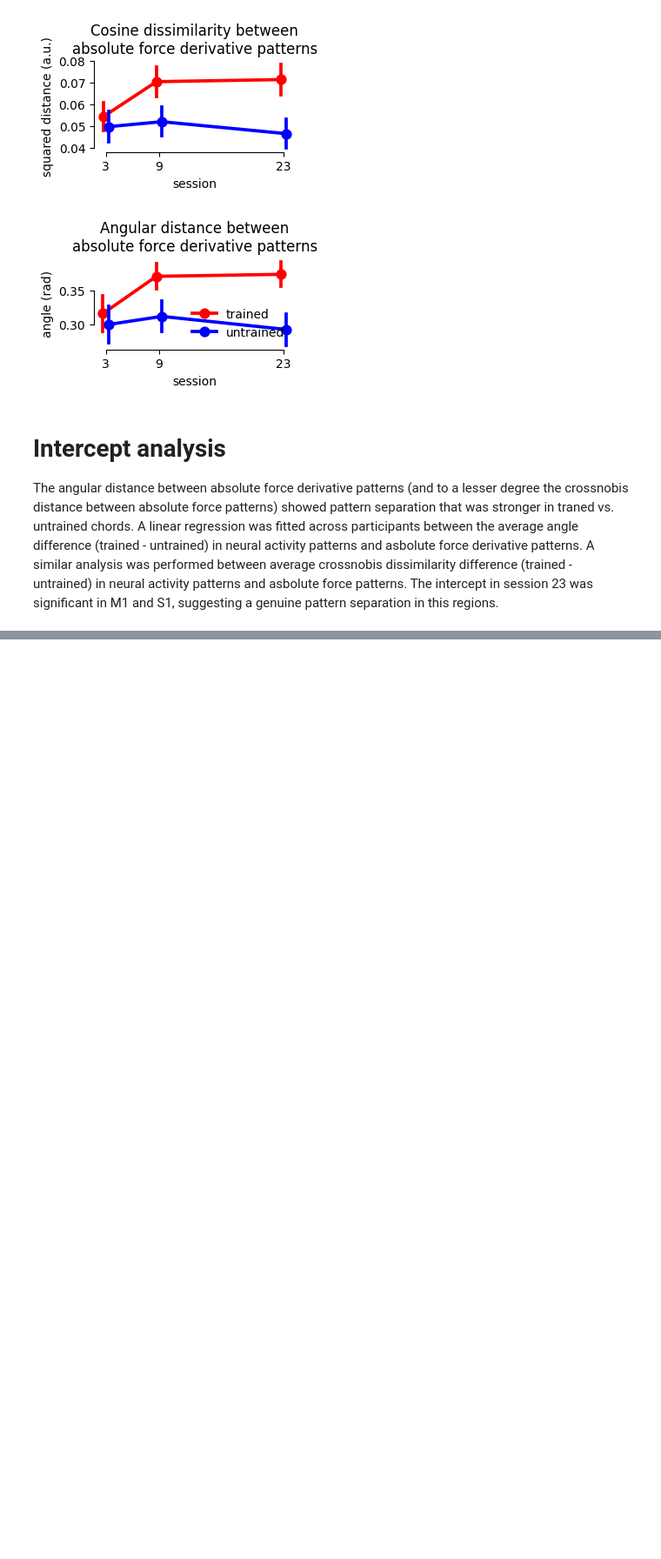
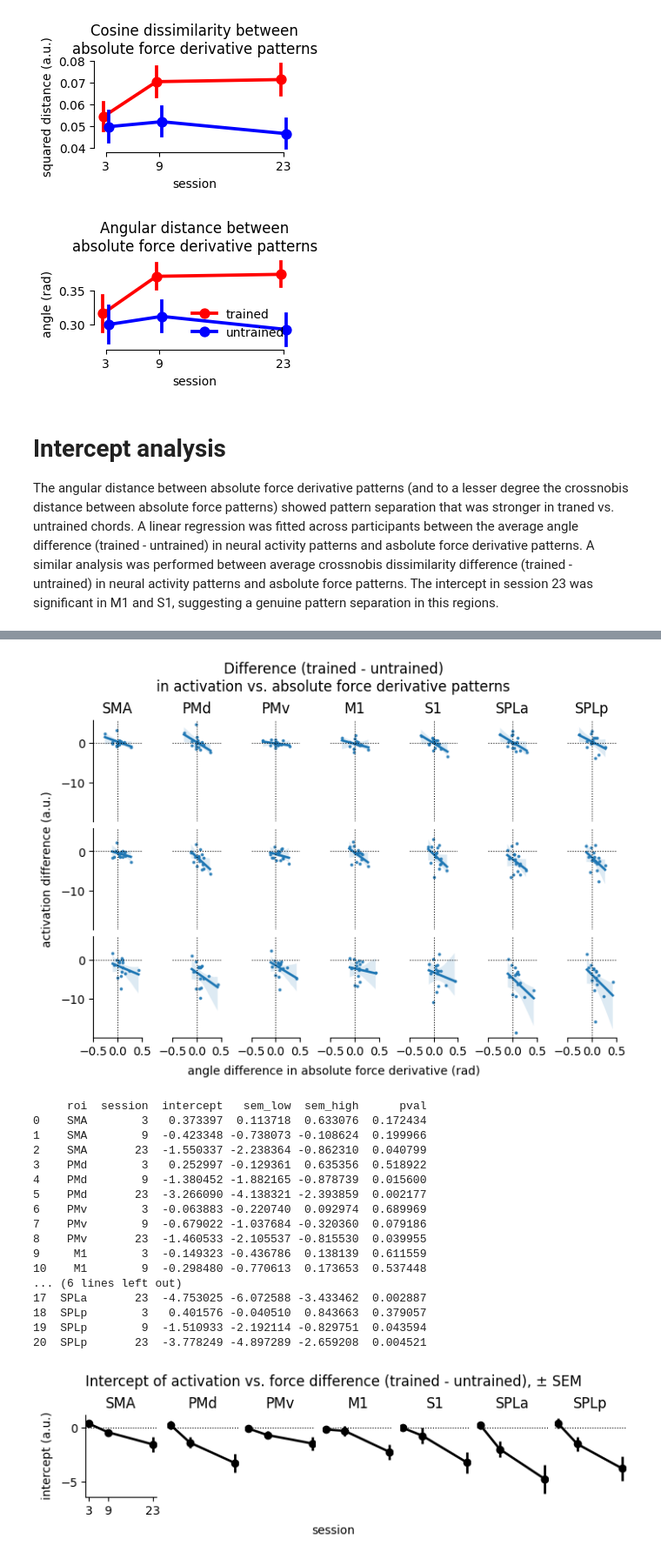
Before and after one commit to mnlmrc/EFC_learningfMRI, a Jupyter notebook: notebooks/pattern_force.ipynb, the cells around one changed output, grey strips where cells are left out. Shown at 87% size. Saved outputs shown, nothing was run; the diff lists cells and outputs as text; code cells hidden in the pictures; blank space fills up the shorter version.

```diff
--- a/notebooks/pattern_force.ipynb
+++ b/notebooks/pattern_force.ipynb
@@ -455,0 +293,80 @@ plt.show()
+# %%
+# same intercept analysis, with the activation difference (trained - untrained) as neural difference
+activation = pd.read_csv(os.path.join(gl.baseDir, f'glm{glm}', 'ROI.activation.tsv'), sep='\t')
+activation = activation[activation.Hem==H].groupby(['chord', 'session', 'sn', 'regionname', 'Hem']).mean(numeric_only=True).reset_index()
+
+diff_act = util.diff_trained_untrained(activation, 'nanmean', on=['session', 'sn', 'regionname', 'Hem'])
+
+lin_model_act = {}
+
+fig, axs = plt.subplots(len(gl.sessions), len(rois), constrained_layout=True, sharex=True, sharey=True, figsize=(7, 5))
+
+for r, roi in enumerate(rois):
+        for s, sess in enumerate(gl.sessions):
+                ax = axs[s, r]
+                d    = diff_act[(diff_act.regionname==roi) & (diff_act.session==sess)][['sn', 'Diff']]
+                f    = diff_force[diff_force.session==sess][['sn', 'Diff']]
+                data = d.merge(f, on='sn', suffixes=('_neural', '_force')).rename(columns={'Diff_neural': 'neural', 'Diff_force': 'force'})
+
+                lin_model_act[(roi, sess)] = smf.ols('neural~force', data=data).fit()
+
+                sb.regplot(data, x='force', y='neural', ax=ax, scatter_kws={'s': 3}, line_kws={'lw': 2})
+
+                ax.set_title(roi if s==0 else None)
+                ax.set_ylabel(None)
+                ax.set_xlabel(None)
+                ax.set_xlim([-.5, .5])
+                ax.axhline(0, color='k', lw=.8, ls=':')
+                ax.axvline(0, color='k', lw=.8, ls=':')
+
+                # left spine only in the first column, bottom spine only in the last row
+                first_col = r == 0
+                last_row  = s == len(gl.sessions) - 1
+                sb.despine(ax=ax, left=not first_col, bottom=not last_row)
+                ax.tick_params(left=first_col, bottom=last_row)
+
+fig.supylabel('activation difference (a.u.)', fontsize=10)
+fig.supxlabel('angle difference in absolute force derivative (rad)', fontsize=10)
+
+fig.suptitle('Difference (trained - untrained)\nin activation vs. absolute force derivative patterns')
+
+plt.show()
+
+# intercept (± SEM) of the per-session fits, one panel per ROI
+intercepts_act = pd.DataFrame([{'roi':       roi,
+                                'session':   sess,
+                                'intercept': res.params['Intercept'],
+                                'sem_low':   res.params['Intercept'] - res.bse['Intercept'],
+                                'sem_high':  res.params['Intercept'] + res.bse['Intercept'],
+                                'pval':      res.pvalues['Intercept']} for (roi, sess), res in lin_model_act.items()])
+print(intercepts_act)
+
+fig, axs = plt.subplots(1, len(rois), constrained_layout=True, sharex=True, sharey=True, figsize=(7, 2))
+
+vis.plot_ci_im_sess(fig, axs, intercepts_act, rois, x='session', y='intercept', ci=('sem_low', 'sem_high'), color='k', add_zero=True)
+
+fig.supylabel('intercept (a.u.)', fontsize=10)
+fig.supxlabel('session', fontsize=10)
+fig.suptitle('Intercept of activation vs. force difference (trained - untrained), ± SEM')
+
+plt.show()
+# %% [output]
+[figure, added]
+     roi  session  intercept   sem_low  sem_high      pval
+0    SMA        3   0.373397  0.113718  0.633076  0.172434
+1    SMA        9  -0.423348 -0.738073 -0.108624  0.199966
+2    SMA       23  -1.550337 -2.238364 -0.862310  0.040799
+3    PMd        3   0.252997 -0.129361  0.635356  0.518922
+4    PMd        9  -1.380452 -1.882165 -0.878739  0.015600
+5    PMd       23  -3.266090 -4.138321 -2.393859  0.002177
+6    PMv        3  -0.063883 -0.220740  0.092974  0.689969
+7    PMv        9  -0.679022 -1.037684 -0.320360  0.079186
+8    PMv       23  -1.460533 -2.105537 -0.815530  0.039955
+9     M1        3  -0.149323 -0.436786  0.138139  0.611559
+10    M1        9  -0.298480 -0.770613  0.173653  0.537448
+... (6 lines left out)
+17  SPLa       23  -4.753025 -6.072588 -3.433462  0.002887
+18  SPLp        3   0.401576 -0.040510  0.843663  0.379057
+19  SPLp        9  -1.510933 -2.192114 -0.829751  0.043594
+20  SPLp       23  -3.778249 -4.897289 -2.659208  0.004521
+[figure, added]
```
Also changed, not shown: parts of 8 cells of this notebook, 8 other files.
